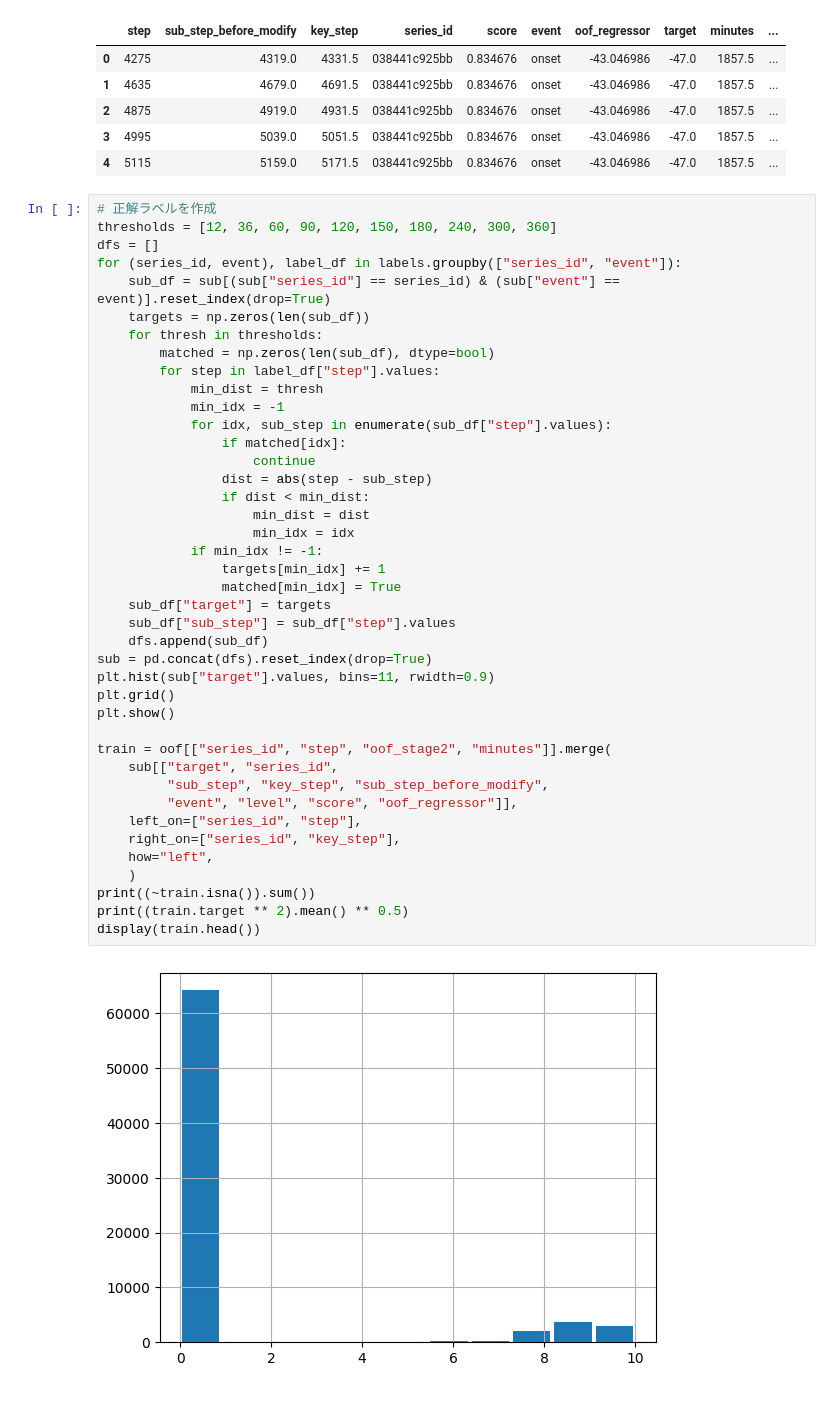
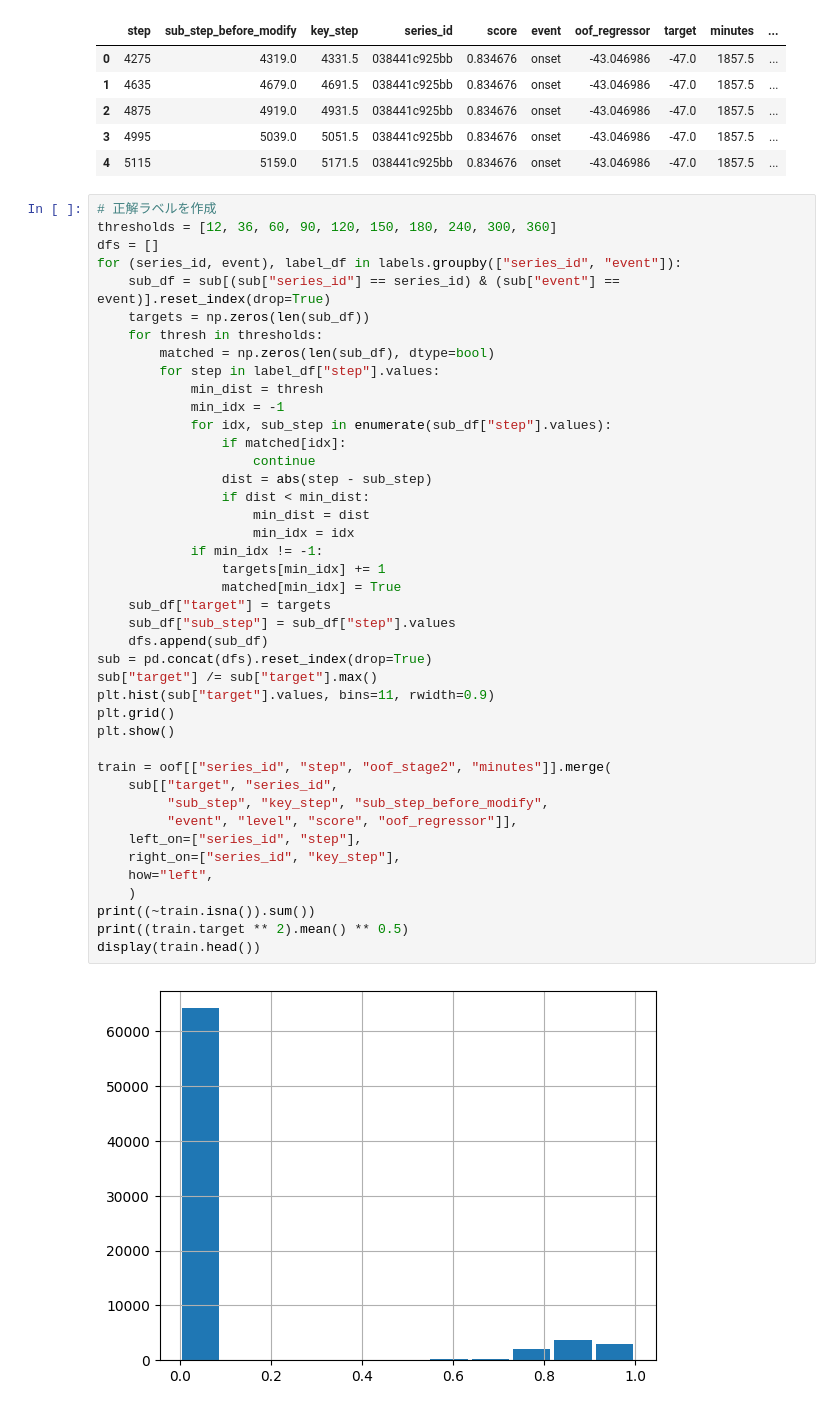
Before and after one commit to penguin-prg/child-mind-institute-detect-sleep-states, a Jupyter notebook: train/ranker.ipynb, the cells around one changed output. Cells and saved outputs as stored; diff of their text form.

```diff
--- a/train/ranker.ipynb
+++ b/train/ranker.ipynb
@@ -100,34 +100,35 @@ for (series_id, event), label_df in labels.groupby(["series_id", "event"]):
             for idx, sub_step in enumerate(sub_df["step"].values):
                 if matched[idx]:
                     continue
                 dist = abs(step - sub_step)
                 if dist < min_dist:
                     min_dist = dist
                     min_idx = idx
             if min_idx != -1:
                 targets[min_idx] += 1
                 matched[min_idx] = True
     sub_df["target"] = targets
     sub_df["sub_step"] = sub_df["step"].values
     dfs.append(sub_df)
 sub = pd.concat(dfs).reset_index(drop=True)
+sub["target"] /= sub["target"].max()
 plt.hist(sub["target"].values, bins=11, rwidth=0.9)
 plt.grid()
 plt.show()
 
 train = oof[["series_id", "step", "oof_stage2", "minutes"]].merge(
     sub[["target", "series_id",
          "sub_step", "key_step", "sub_step_before_modify",
          "event", "level", "score", "oof_regressor"]],
     left_on=["series_id", "step"],
     right_on=["series_id", "key_step"],
     how="left",
     )
 print((~train.isna()).sum())
 print((train.target ** 2).mean() ** 0.5)
 display(train.head())
 # %% [output]
-[figure, old version]
+[figure, new version]
 series_id                 5331307
 step                      5331307
 oof_stage2                5331307
```
Also changed, not shown: parts of 7 cells of this notebook, 2 other files.
